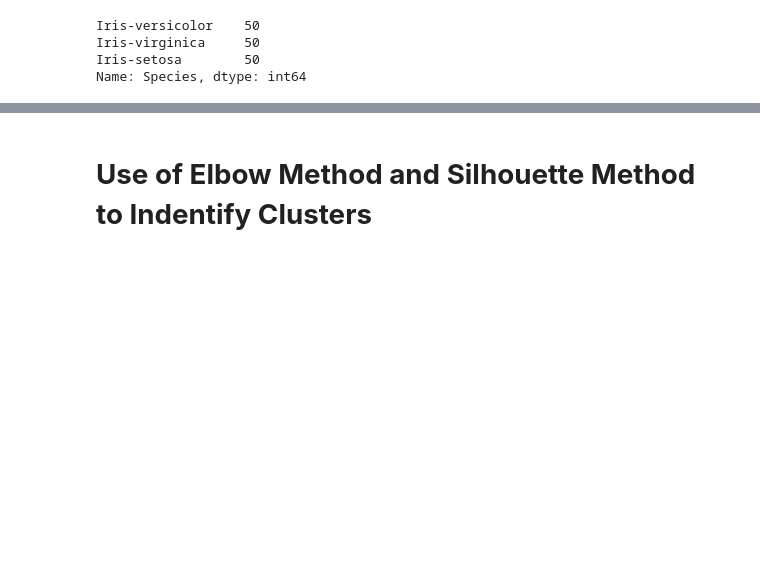
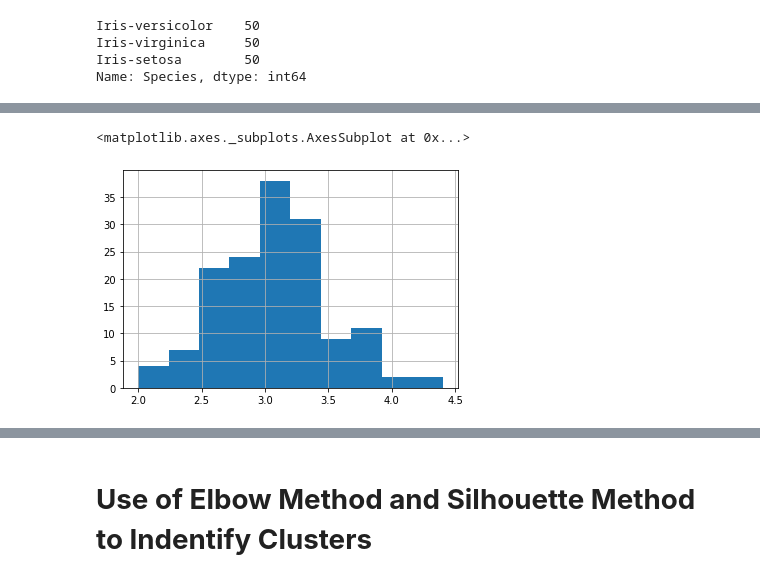
Before and after one commit to Shanvisingh/Prediction-using-Supervised-ML, a Jupyter notebook: Untitled12.ipynb, the cells around one changed output, grey strips where cells are left out. Drawn from its saved outputs; the diff is of its cells as text; code cells hidden in the pictures; blank space fills up the shorter version.

```diff
--- a/Untitled12.ipynb
+++ b/Untitled12.ipynb
@@ -74,0 +79,5 @@ df.describe()
+# %%
+df['SepalWidthCm'].hist()
+# %% [output]
+<matplotlib.axes._subplots.AxesSubplot at 0x...>
+[figure, added]
```
Also changed, not shown: parts of 14 cells of this notebook.
